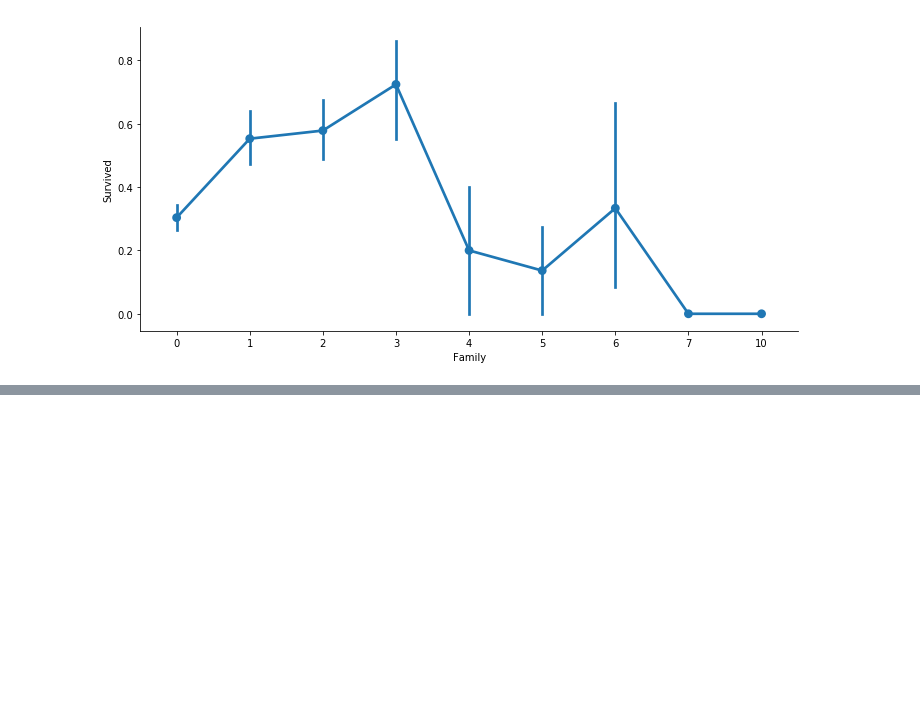
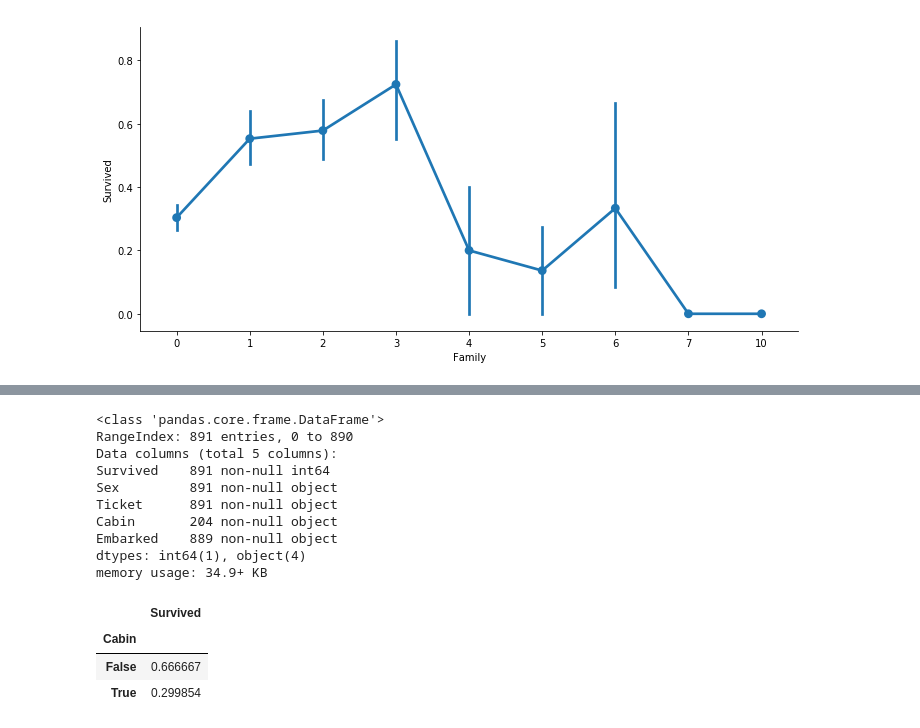
Before and after one commit to divyu135/EDA-Titanic, a Jupyter notebook: EDA_titanic_practice.ipynb, the cells around one changed output, grey strips where cells are left out. Saved outputs shown, nothing was run; the diff lists cells and outputs as text; code cells hidden in the pictures; blank space fills up the shorter version.

```diff
--- a/EDA_titanic_practice.ipynb
+++ b/EDA_titanic_practice.ipynb
@@ -148,0 +210,21 @@ sns.catplot(x='Family', y='Survived', data = titanic, kind='point', aspect=2)
+# %%
+# Check how many non-null values are present
+titanic.info()
+
+# Check survived percentage of missing values for cabin
+titanic.groupby(titanic['Cabin'].isnull()).mean()
+# %% [output]
+<class 'pandas.core.frame.DataFrame'>
+RangeIndex: 891 entries, 0 to 890
+Data columns (total 5 columns):
+Survived    891 non-null int64
+Sex         891 non-null object
+Ticket      891 non-null object
+Cabin       204 non-null object
+Embarked    889 non-null object
+dtypes: int64(1), object(4)
+memory usage: 34.9+ KB
+|  | Survived |
+| Cabin |  |
+| False | 0.666667 |
+| True | 0.299854 |
```
Also changed, not shown: parts of 19 cells of this notebook.
